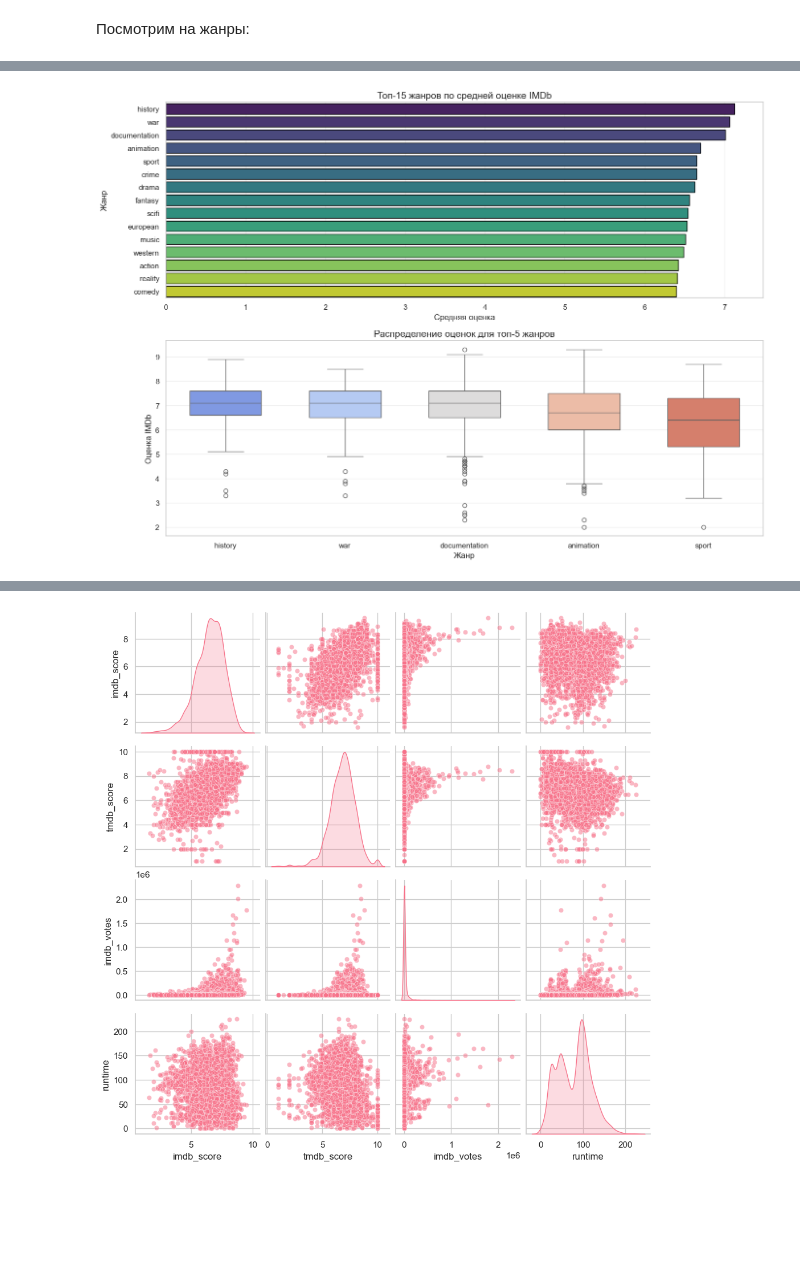
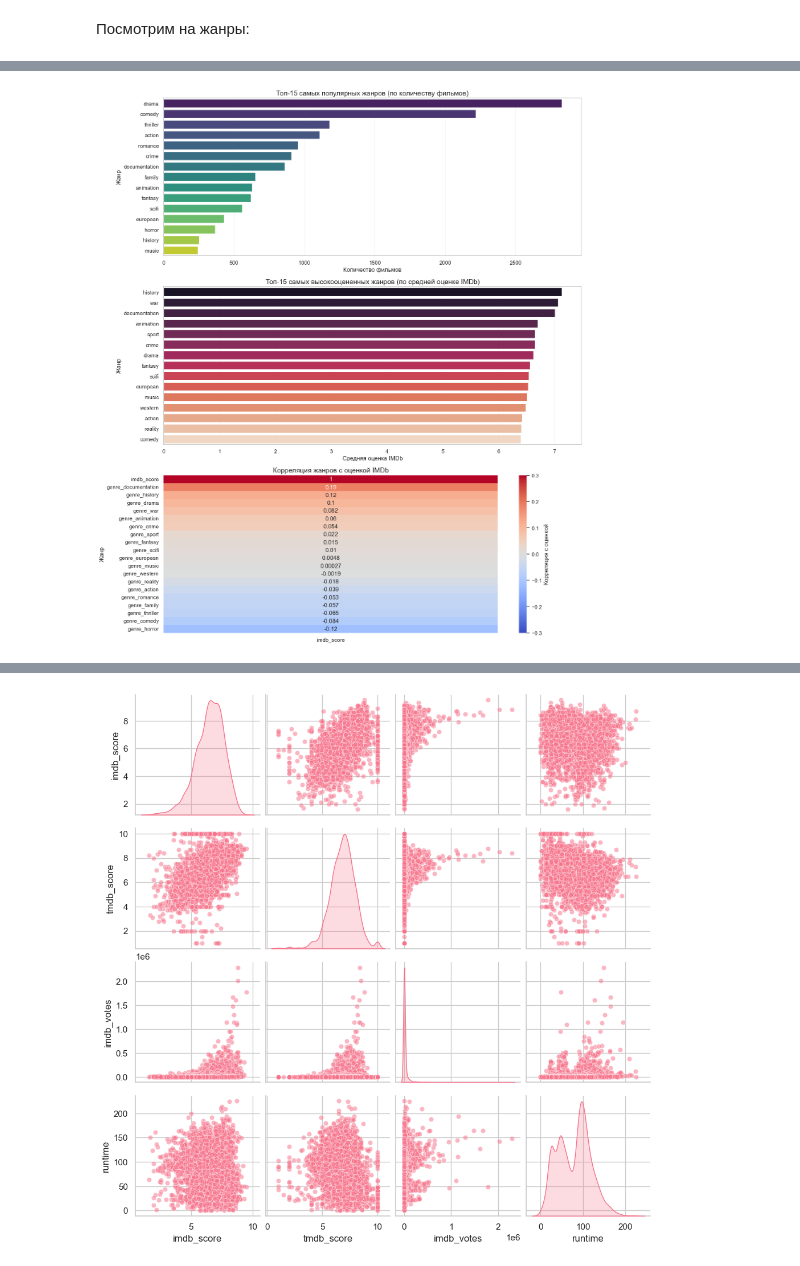
Before and after one commit to KiraMartuyshova/statprac25_Martyushova, a Jupyter notebook: Proekt.ipynb, the cells around one changed output, grey strips where cells are left out. Saved outputs shown, nothing was run; the diff lists cells and outputs as text; code cells hidden in the pictures; blank space fills up the shorter version.

```diff
--- a/Proekt.ipynb
+++ b/Proekt.ipynb
@@ -170,36 +187,27 @@ import seaborn as sns
 import matplotlib.pyplot as plt
 from matplotlib.lines import Line2D  # Для создания кастомных элементов легенды
 
-# Настройка стиля
 sns.set_theme(style="whitegrid", palette="husl")
-
-# Числовые признаки
-numeric_features = ["release_year", "runtime", "tmdb_popularity", "imdb_votes", "avg_actor_popularity", "num_actors"]
-
-# Создаем полотно
+numeric_features = ["release_year", "runtime", "tmdb_popularity", "imdb_votes", "avg_actor_popularity"]
 fig, axes = plt.subplots(len(numeric_features), 1, figsize=(10, 18), dpi=100)
 
 for i, feature in enumerate(numeric_features):
     ax = axes[i]
-
-    # Рисуем violin plot с квартилями
     sns.violinplot(
         x=titles_df[feature],
         ax=ax,
         inner="quartile",
         linewidth=1.5,
-        linecolor="green",  # Явно задаем цвет линий
+        linecolor="green",
     )
 
-    # Настройка заголовка и осей
     ax.set_title(f"Распределение '{feature}'", fontsize=12, pad=10, fontweight="bold")
     ax.set_xlabel("Значение", fontsize=10)
 
     # Логарифмическая шкала для некоторых признаков
-    if feature in ["imdb_votes", "tmdb_popularity", "num_actors"]:
+    if feature in ["imdb_votes", "tmdb_popularity"]:
         ax.set_xscale("log")
 
-    # Создаем кастомную легенду для квартилей
     legend_elements = [
         Line2D([0], [0], color='green', linestyle='--', lw=2,
                label='Квартили (Q1, Q2-медиана, Q3)'),
@@ -365,74 +413,46 @@ Passing `palette` without assigning `hue` is deprecated and will be removed in v
 # %% [markdown]
 Посмотрим на жанры:
 # %%
-import pandas as pd
-import matplotlib.pyplot as plt
-import seaborn as sns
 from ast import literal_eval
 
-# 1. Преобразуем строку жанров в список
+
+# Подготовка данных
 titles_df['genres_list'] = titles_df['genres'].apply(lambda x: literal_eval(x) if isinstance(x, str) else [])
-
-# 2. Создаем список уникальных жанров
 all_genres = list(set(g for genres in titles_df['genres_list'] for g in genres))
 
-# 3. Создаем one-hot encoding для жанров
+# Создаем матрицу жанров
 for genre in all_genres:
     titles_df[f'genre_{genre}'] = titles_df['genres_list'].apply(lambda x: genre in x)
 
-# 4. Создаем DataFrame для анализа
-genre_stats = pd.DataFrame({
-    'genre': all_genres,
-    'count': [titles_df[f'genre_{g}'].sum() for g in all_genres],
-    'mean_score': [titles_df[titles_df[f'genre_{g}']]['imdb_score'].mean() for g in all_genres]
-}).sort_values('mean_score', ascending=False)
+# 1. График популярности жанров (по количеству фильмов)
+genre_counts = pd.Series({g: titles_df[f'genre_{g}'].sum() for g in all_genres}).sort_values(ascending=False)
 
-# 5. Визуализация - Лучший вариант: Комбинированный график
-plt.figure(figsize=(14, 10))
-
-# График 1: Средние оценки по жанрам (топ-15)
-plt.subplot(2, 1, 1)
-sns.barplot(
-    x='mean_score',
-    y='genre',
-    data=genre_stats.head(15),
-    palette='viridis',
-    edgecolor='black'
-)
-plt.title('Топ-15 жанров по средней оценке IMDb', fontsize=14)
-plt.xlabel('Средняя оценка', fontsize=12)
+plt.figure(figsize=(14, 16))
+plt.subplot(3, 1, 1)
+sns.barplot(x=genre_counts.head(15).values, y=genre_counts.head(15).index, palette='viridis')
+plt.title('Топ-15 самых популярных жанров (по количеству фильмов)', fontsize=14)
+plt.xlabel('Количество фильмов', fontsize=12)
 plt.ylabel('Жанр', fontsize=12)
 plt.grid(axis='x', alpha=0.3)
 
-# График 2: Boxplot для топ-5 жанров
-plt.subplot(2, 1, 2)
-top_5_genres = genre_stats.head(5)['genre'].tolist()
-top_genres_df = titles_df[titles_df['genres_list'].apply(lambda x: any(g in x for g in top_5_genres))].copy()
-top_genres_df['main_genre'] = top_genres_df['genres_list'].apply(
-    lambda x: next((g for g in x if g in top_5_genres), None)
-)
+# 2. График высокооцененных жанров (по средней оценке)
+genre_scores = pd.Series({
+    g: titles_df[titles_df[f'genre_{g}']]['imdb_score'].mean()
+    for g in all_genres
+}).sort_values(ascending=False)
 
-sns.boxplot(
-    x='main_genre',
-    y='imdb_score',
-    data=top_genres_df,
-    order=top_5_genres,
-    palette='coolwarm',
-    width=0.6
-)
-plt.title('Распределение оценок для топ-5 жанров', fontsize=14)
-plt.xlabel('Жанр', fontsize=12)
-plt.ylabel('Оценка IMDb', fontsize=12)
-plt.grid(axis='y', alpha=0.3)
+plt.subplot(3, 1, 2)
+sns.barplot(x=genre_scores.head(15).values, y=genre_scores.head(15).index, palette='rocket')
+plt.title('Топ-15 самых высокооцененных жанров (по средней оценке IMDb)', fontsize=14)
+plt.xlabel('Средняя оценка IMDb', fontsize=12)
+plt.ylabel('Жанр', fontsize=12)
+plt.grid(axis='x', alpha=0.3)
 
-plt.tight_layout()
-plt.show()
-
-# Дополнительно: Тепловая карта корреляции жанров с оценкой
-genre_cols = [col for col in titles_df.columns if col.startswith('genre_')]
+# 3. Тепловая карта корреляции жанров с оценкой
+genre_cols = [f'genre_{g}' for g in all_genres]
 corr_matrix = titles_df[genre_cols + ['imdb_score']].corr()
 
-plt.figure(figsize=(12, 8))
+plt.subplot(3, 1, 3)
 sns.heatmap(
     corr_matrix[['imdb_score']].sort_values('imdb_score', ascending=False),
     annot=True,
@@ -443,7 +463,10 @@ sns.heatmap(
     cbar_kws={'label': 'Корреляция с оценкой'}
 )
 plt.title('Корреляция жанров с оценкой IMDb', fontsize=14)
-plt.xticks(rotation=90)
+plt.xlabel('')
+plt.ylabel('Жанр', fontsize=12)
+plt.yticks(rotation=0)
+
 plt.tight_layout()
 plt.show()
 # %% [output]
@@ -457 +480 @@ Passing `palette` without assigning `hue` is deprecated and will be removed in v
-[figure, old version]
+[figure, new version]
```
Also changed, not shown: parts of 33 cells of this notebook.
